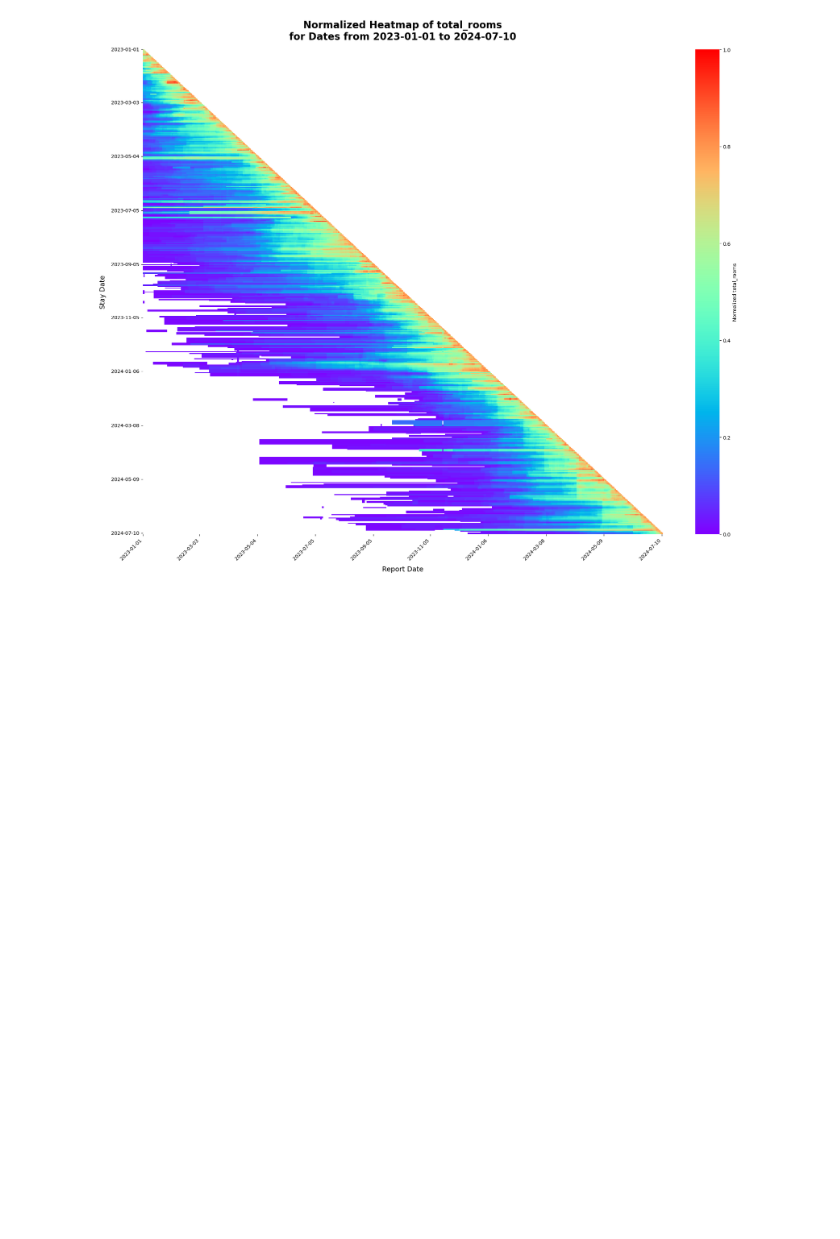
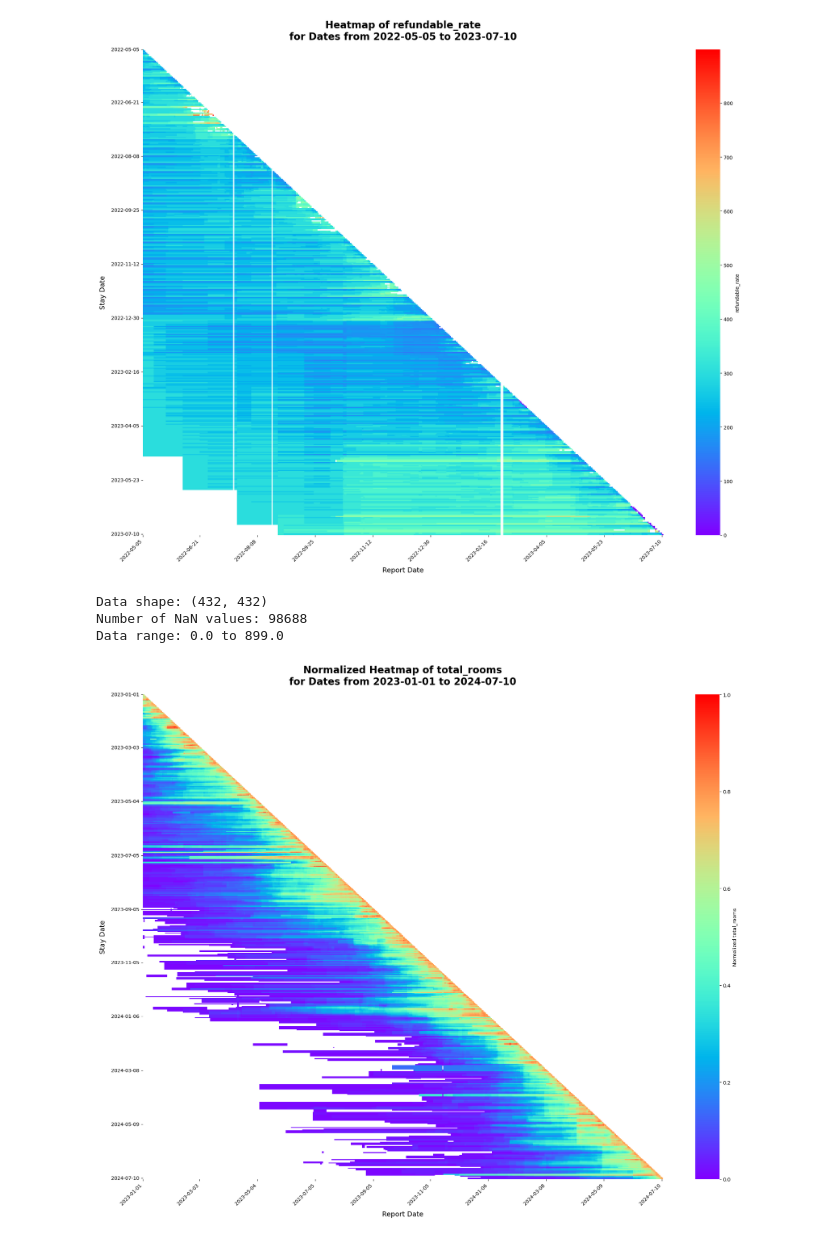
Before and after one commit to Fractal14/hotelcloud, a Jupyter notebook: heatmaps.ipynb, the cells around one changed output. Drawn from its saved outputs; the diff is of its cells as text; code cells hidden in the pictures; blank space fills up the shorter version.

```diff
--- a/heatmaps.ipynb
+++ b/heatmaps.ipynb
@@ -93,5 +86,28 @@ def create_normalized_heatmap(data, start_date, end_date, value_column='refundab
     else:
         print(f"No data found for dates from {start_date} to {end_date}.")
+# %%
+def convert_to_previous_year(start_date, end_date):
+    # Convert input strings to datetime objects if they're not already
+    if isinstance(start_date, str):
+        start_date = datetime.strptime(start_date, '%Y-%m-%d')
+    if isinstance(end_date, str):
+        end_date = datetime.strptime(end_date, '%Y-%m-%d')
+
+    # Calculate the number of days in the year for both start and end dates
+    start_days_in_year = 366 if start_date.year % 4 == 0 else 365
+    end_days_in_year = 366 if end_date.year % 4 == 0 else 365
+
+    # Convert to previous year
+    prev_start = start_date.replace(year=start_date.year - 1)
+    prev_end = end_date.replace(year=end_date.year - 1)
+
+    # Adjust for leap years
+    if start_date.month == 2 and start_date.day == 29:
+        prev_start = prev_start - timedelta(days=1)
+    if end_date.month == 2 and end_date.day == 29:
+        prev_end = prev_end - timedelta(days=1)
+
+    return prev_start.date(), prev_end.date()
 # %%
 #Read in Data
 pickup_data = pd.read_csv('6_pickup.csv')
@@ -108,3 +126,11 @@ Data range: 0.0 to 1.0
+# %%
+spit_start_date, spit_end_date = convert_to_previous_year(start_date, end_date)
+create_heatmap(full_refundable_rates_data, spit_start_date, spit_end_date, 'refundable_rate', cmap='rainbow')
+# %% [output]
+[figure, added]
+Data shape: (432, 432)
+Number of NaN values: 98688
+Data range: 0.0 to 899.0
 # %%
 #Pickup Data
 create_normalized_heatmap(pickup_data, '2023-01-01', '2024-07-10', 'total_rooms', cmap='rainbow')
```
Also changed, not shown: parts of 3 cells of this notebook, 8 other files.
